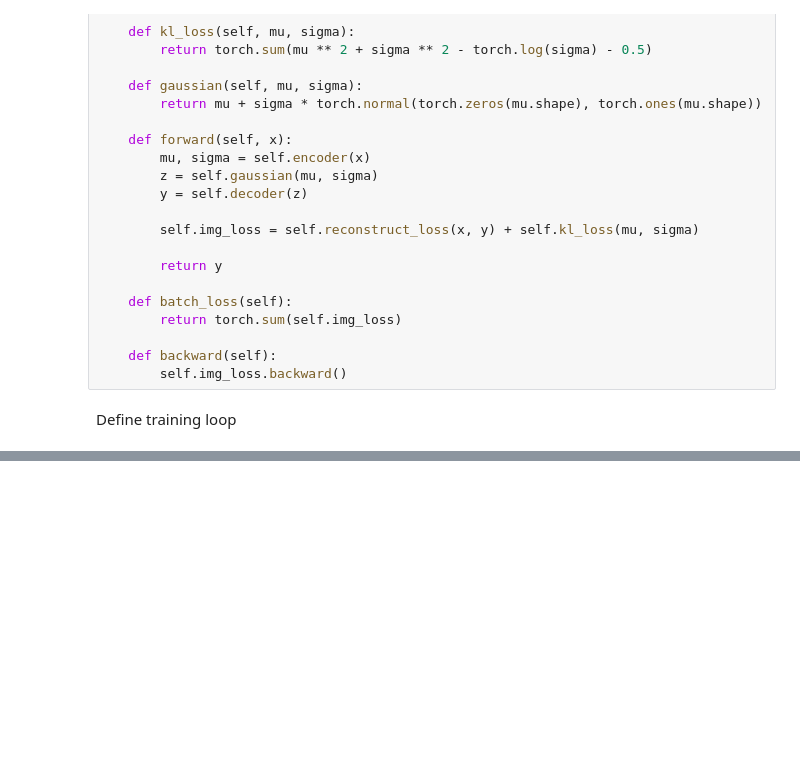
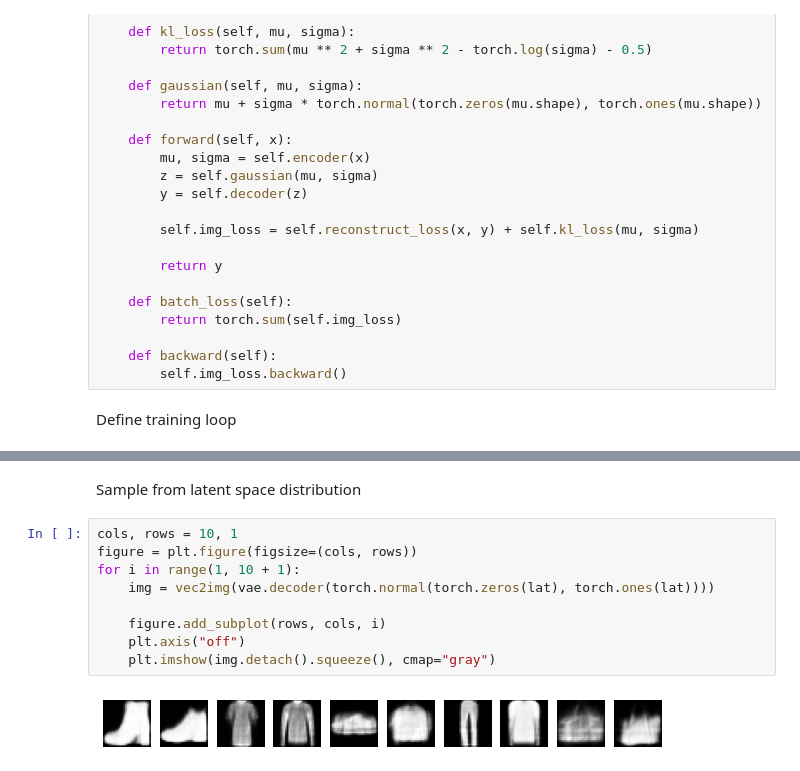
Before and after one commit to ZhiqiEliWang/csci4968-VAE-project, a Jupyter notebook: vae.ipynb, the cells around one changed output, grey strips where cells are left out. Cells and saved outputs as stored; diff of their text form; blank space fills up the shorter version.

```diff
--- a/vae.ipynb
+++ b/vae.ipynb
@@ -223,0 +226,13 @@ plt.show()
+# %% [markdown]
+Sample from latent space distribution
+# %%
+cols, rows = 10, 1
+figure = plt.figure(figsize=(cols, rows))
+for i in range(1, 10 + 1):
+    img = vec2img(vae.decoder(torch.normal(torch.zeros(lat), torch.ones(lat))))
+
+    figure.add_subplot(rows, cols, i)
+    plt.axis("off")
+    plt.imshow(img.detach().squeeze(), cmap="gray")
+# %% [output]
+[figure, added]
```
Also changed, not shown: parts of 5 cells of this notebook.
